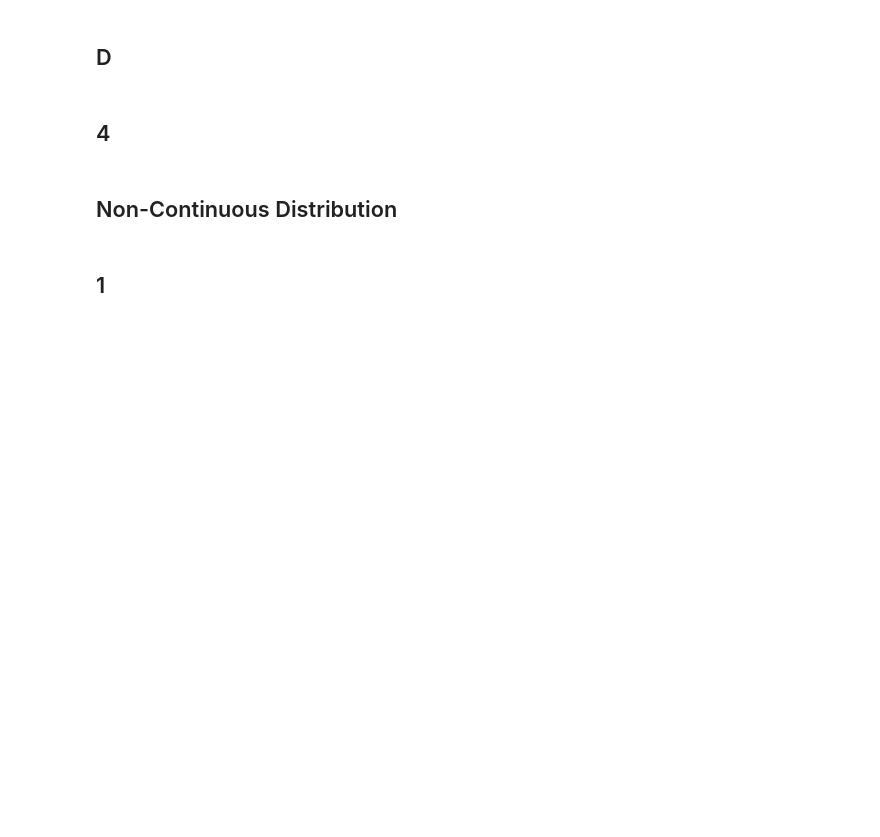
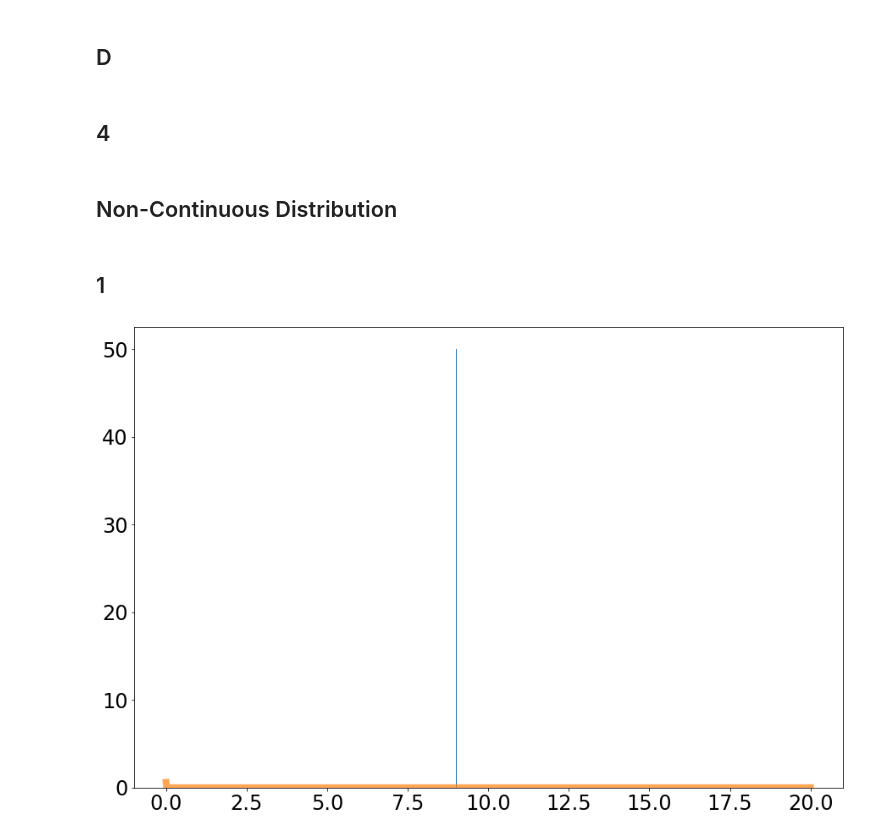
Before and after one commit to SOLHAUG13/Phys434_Autumn2021, a Jupyter notebook: Labs/Lab1/Lab1.ipynb, the cells around one changed output. Cells and saved outputs as stored; diff of their text form; code cells hidden in the pictures; blank space fills up the shorter version.

```diff
--- a/Labs/Lab1/Lab1.ipynb
+++ b/Labs/Lab1/Lab1.ipynb
@@ -184,3 +184,16 @@ What is the probability that detecting the value 2.5 is caused by noise in the e
 ## Non-Continuous Distribution
 # %% [markdown]
 ## 1
+# %%
+mu = 5
+d = stats.poisson.rvs(mu)
+# %%
+fig, ax = plt.subplots(1, 1)
+ax.hist(d, 50, density=True)
+plt.tick_params(labelsize = 24)
+#plt.xlim([0,20])
+x = np.linspace(0,20,1000)
+ax.plot(x,stats.poisson.pmf(x, s),linewidth = 8,alpha = 0.7)
+plt.show()
+# %% [output]
+[figure, added]
```
Also changed, not shown: parts of 5 cells of this notebook.
